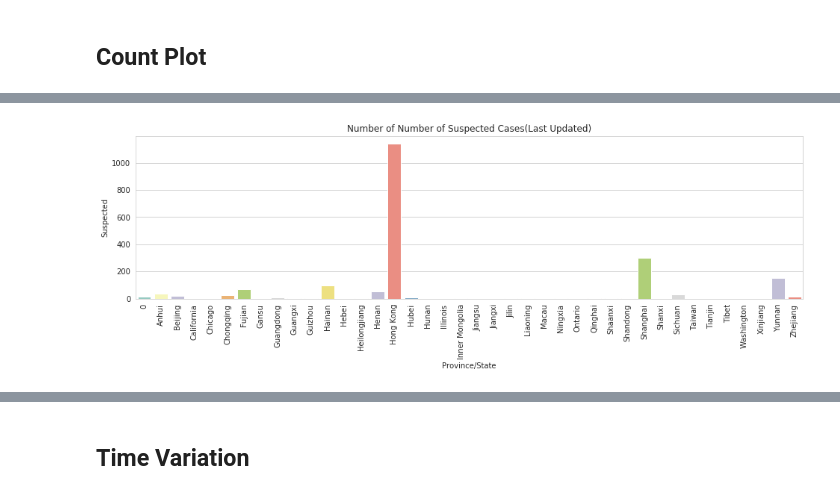
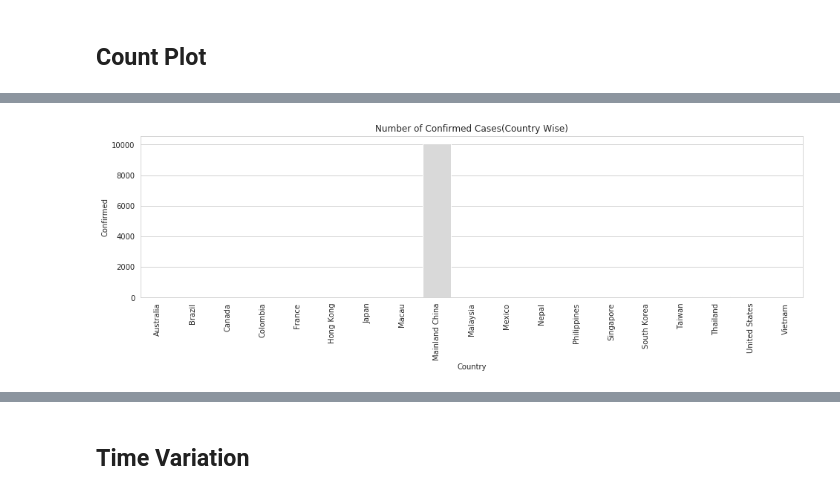
Before and after one commit to hossainlab/CoronavirusTracking, a Jupyter notebook: Corona Data Analysis .ipynb, the cells around one changed output, grey strips where cells are left out. Saved outputs shown, nothing was run; the diff lists cells and outputs as text; code cells hidden in the pictures.

Commit message:
Figure added

```diff
--- a/Corona Data Analysis .ipynb
+++ b/Corona Data Analysis .ipynb
@@ -242,5 +271,5 @@ count_plot('Province/State', 'Deaths', 'Number of Deaths Cases(Last Updated)', d
 # %%
-# Number of Suspected cases by Province/State
-count_plot('Province/State', 'Suspected', 'Number of Suspected Cases(Last Updated)', data_by_state, size=4)
+# Number of confirmed cases by Country
+count_plot('Country', 'Confirmed', 'Confirmed Cases(Country Wise)', data_by_country, size=4)
 # %% [output]
-[figure, old version]
+[figure, new version]
```
Also changed, not shown: parts of 13 cells of this notebook.
